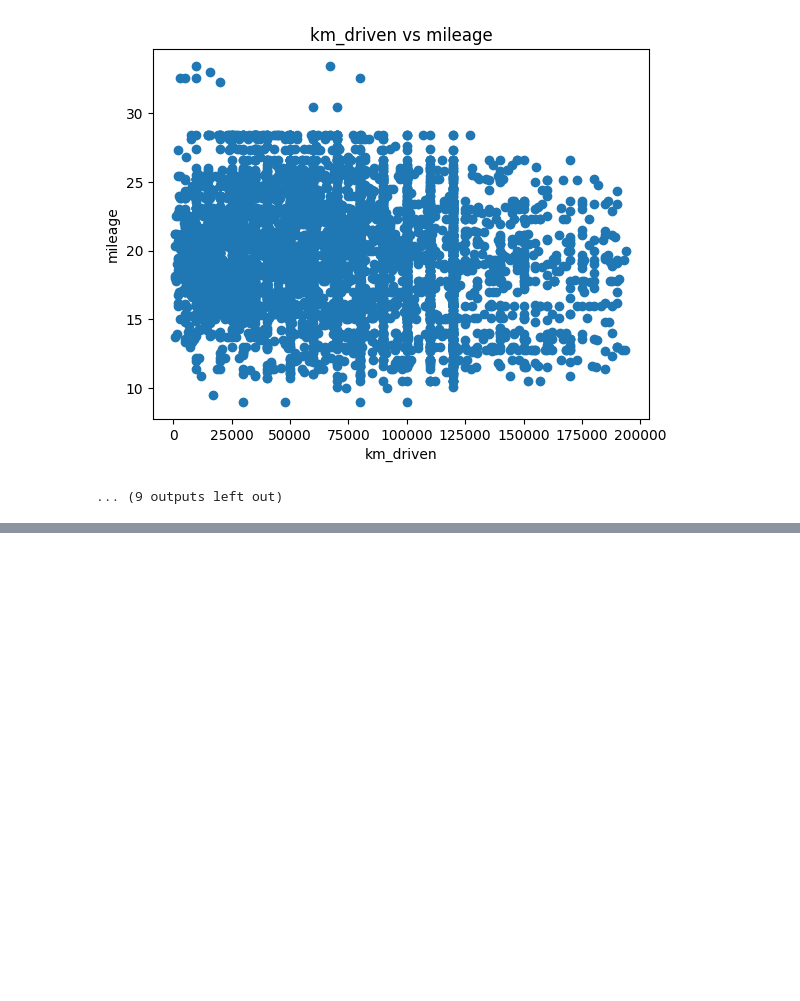
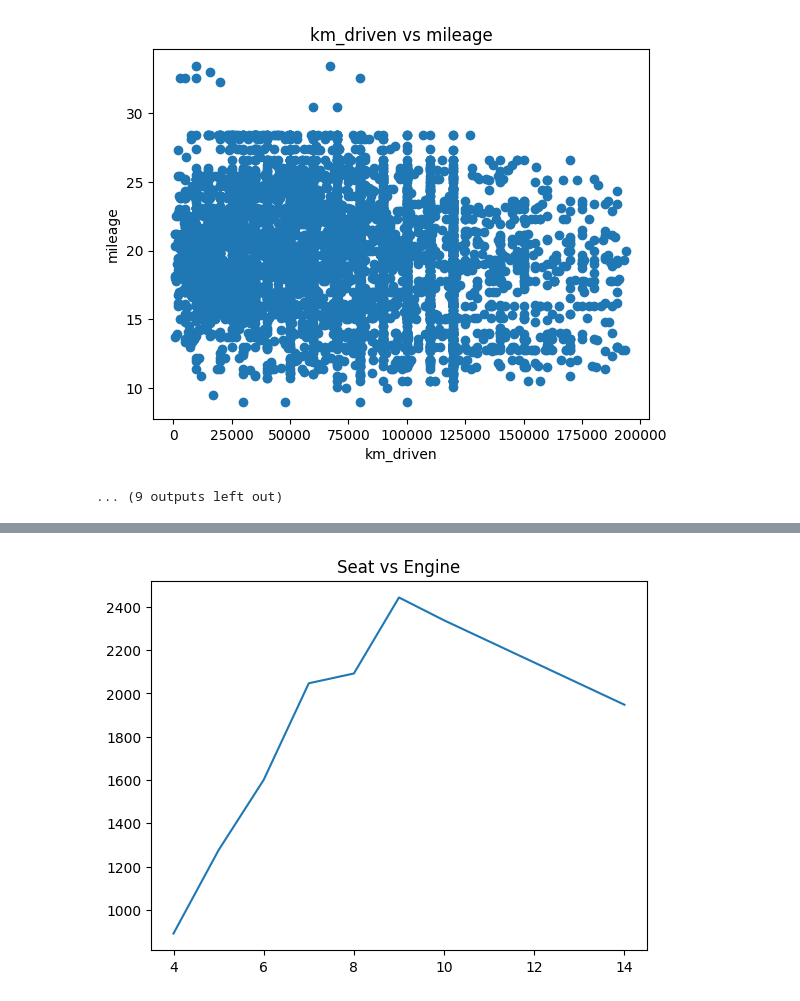
Before and after one commit to rijo909/py-ds, a Jupyter notebook: numpy-pandas/reading/reading_files_df.ipynb, the cells around one changed output, grey strips where cells are left out. Saved outputs shown, nothing was run; the diff lists cells and outputs as text; code cells hidden in the pictures; blank space fills up the shorter version.

```diff
--- a/numpy-pandas/reading/reading_files_df.ipynb
+++ b/numpy-pandas/reading/reading_files_df.ipynb
@@ -910,0 +936,8 @@ for i in range(len(columns)):
+# %%
+temp=df.groupby('seats')['engine'].mean()
+plt.Figure(figsize=(20,6))
+plt.plot(temp.index, temp)
+plt.title('Seat vs Engine')
+plt.show()
+# %% [output]
+[figure, added]
```
Also changed, not shown: parts of 21 cells of this notebook, 3 other files.
